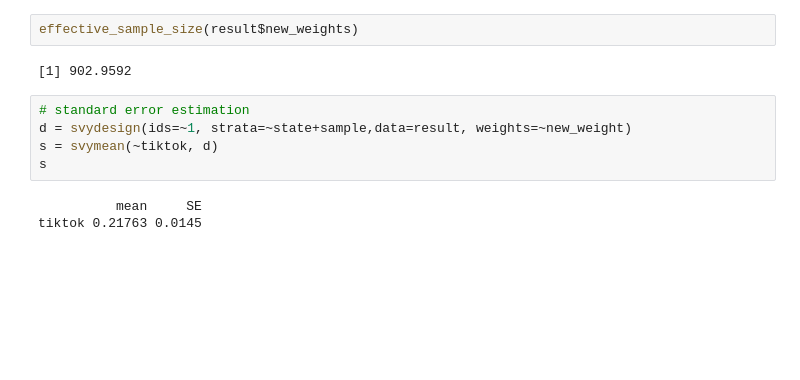
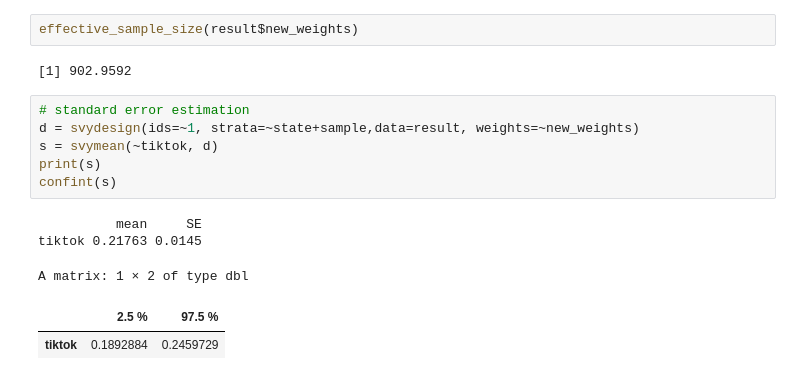
Before and after one commit to sdaza/survey-methods, a Jupyter notebook: code/2023-24/08-raking-pew-research.ipynb, the cells around one changed output. Drawn from its saved outputs; the diff is of its cells as text; blank space fills up the shorter version.

```diff
--- a/code/2023-24/08-raking-pew-research.ipynb
+++ b/code/2023-24/08-raking-pew-research.ipynb
@@ -110,9 +131,13 @@ effective_sample_size(result$new_weights)
 [1] 902.9592
 # %%
 # standard error estimation
-d = svydesign(ids=~1, strata=~state+sample,data=result, weights=~new_weight)
+d = svydesign(ids=~1, strata=~state+sample,data=result, weights=~new_weights)
 s = svymean(~tiktok, d)
-s
+print(s)
+confint(s)
 # %% [output]
           mean     SE
 tiktok 0.21763 0.0145
+A matrix: 1 × 2 of type dbl
+|  | 2.5 % | 97.5 % |
+| tiktok | 0.1892884 | 0.2459729 |
```
Also changed, not shown: parts of 3 cells of this notebook, 4 other files.
